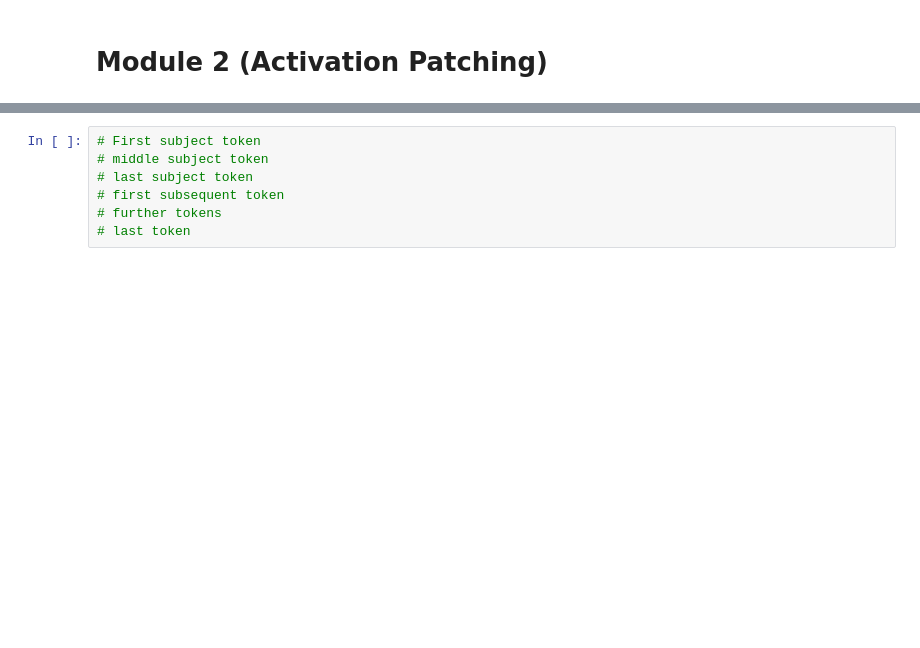
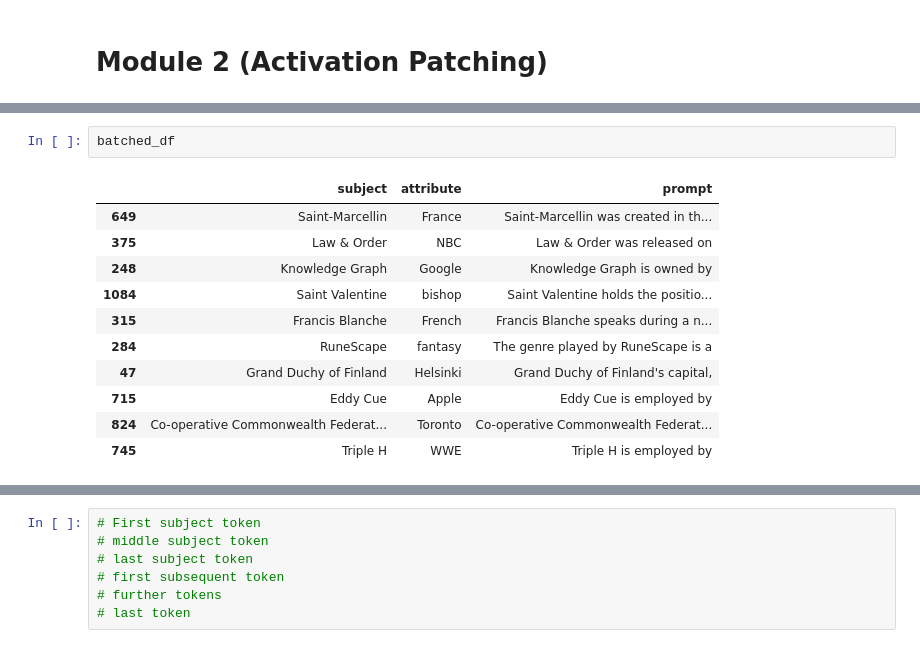
Before and after one commit to cadentj/interp, a Jupyter notebook: rome.ipynb, the cells around one changed output, grey strips where cells are left out. Drawn from its saved outputs; the diff is of its cells as text; blank space fills up the shorter version.

```diff
--- a/rome.ipynb
+++ b/rome.ipynb
@@ -245,0 +181,14 @@ model.tokenizer.encode(" The Big Bang Theory")
+# %%
+batched_df
+# %% [output]
+|  | subject | attribute | prompt |
+| 649 | Saint-Marcellin | France | Saint-Marcellin was created in th... |
+| 375 | Law & Order | NBC | Law & Order was released on |
+| 248 | Knowledge Graph | Google | Knowledge Graph is owned by |
+| 1084 | Saint Valentine | bishop | Saint Valentine holds the positio... |
+| 315 | Francis Blanche | French | Francis Blanche speaks during a n... |
+| 284 | RuneScape | fantasy | The genre played by RuneScape is a |
+| 47 | Grand Duchy of Finland | Helsinki | Grand Duchy of Finland's capital, |
+| 715 | Eddy Cue | Apple | Eddy Cue is employed by |
+| 824 | Co-operative Commonwealth Federat... | Toronto | Co-operative Commonwealth Federat... |
+| 745 | Triple H | WWE | Triple H is employed by |
```
Also changed, not shown: parts of 27 cells of this notebook.
